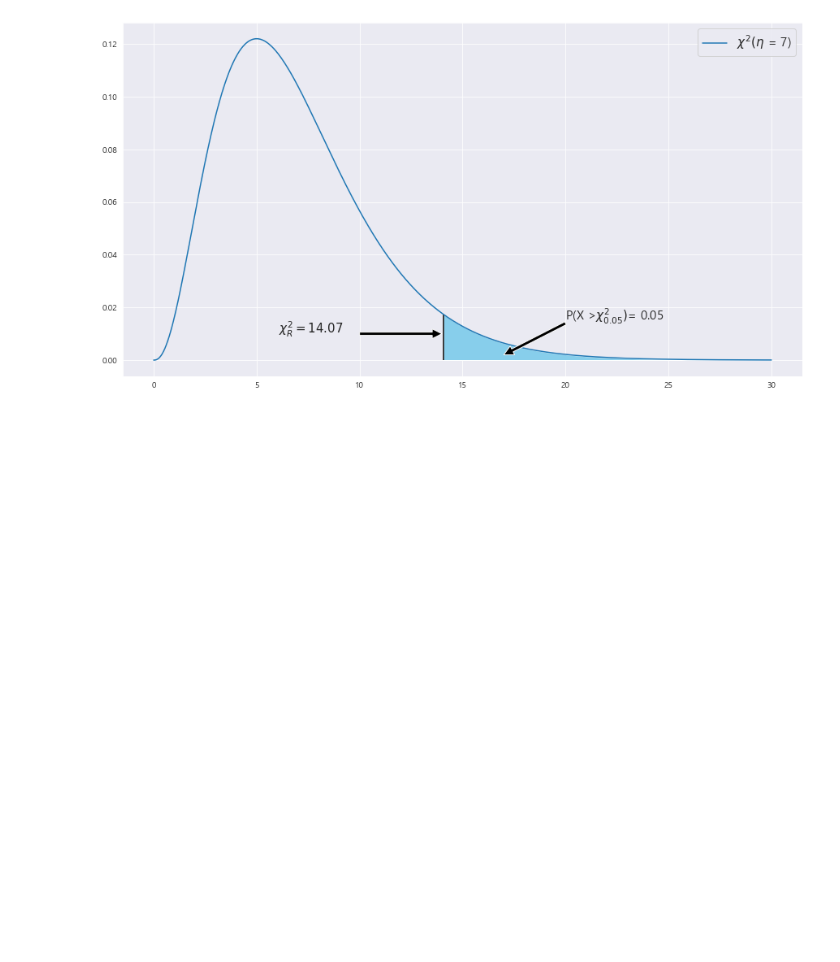
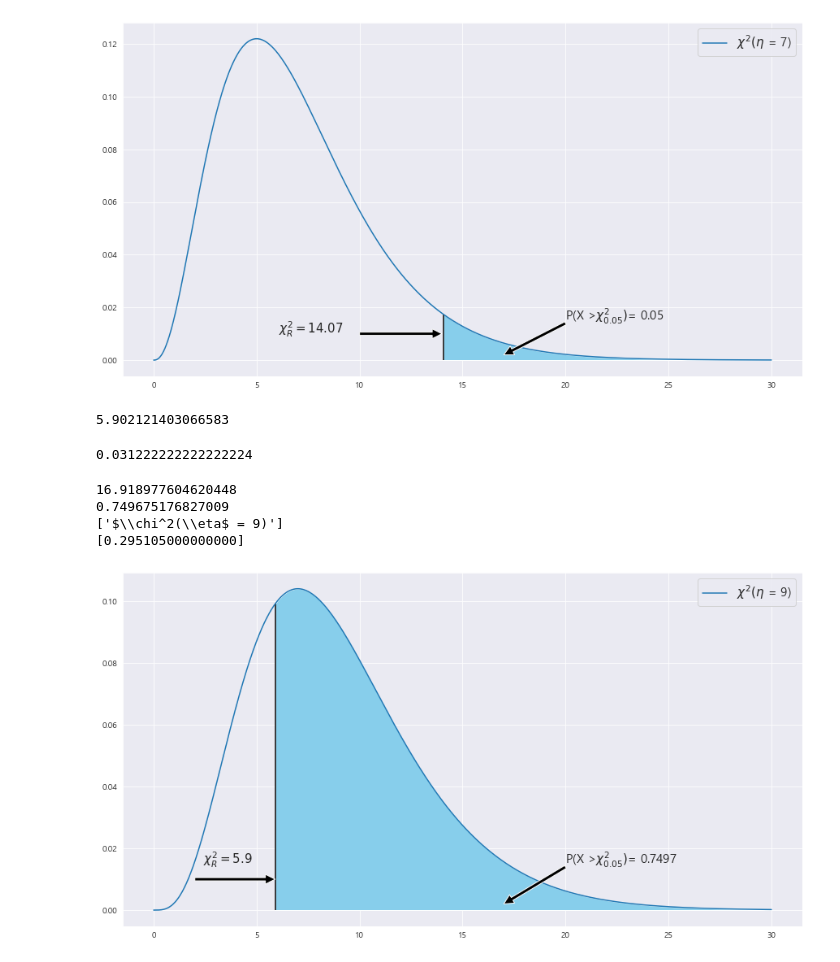
Before and after one commit to andypsh/BIGDATA2022, a Jupyter notebook: 기초통계/Chapter07/연습문제_02.ipynb, the cells around one changed output. Saved outputs shown, nothing was run; the diff lists cells and outputs as text; code cells hidden in the pictures; blank space fills up the shorter version.

```diff
--- a/기초통계/Chapter07/연습문제_02.ipynb
+++ b/기초통계/Chapter07/연습문제_02.ipynb
@@ -401,3 +401,57 @@ print(solve( (7*(s))/0.35 - X_r))
 ['$\\chi^2(\\eta$ = 7)']
 [0.703357022467010]
 [figure]
+# %%
+a = [1.5 , 1.6 , 1.2 , 1.7 , 1.4 , 1.3 , 1.6 , 1.3 , 1.4 , 1.7]
+
+b = np.var(a, ddof =1 )
+
+print(9* b / 0.04761)
+# %% [output]
+5.902121403066583
+# %%
+x = np.arange(0,30 , .001)
+
+dof = 9
+a = [1.5 , 1.6 , 1.2 , 1.7 , 1.4 , 1.3 , 1.6 , 1.3 , 1.4 , 1.7]
+
+print(np.var(a , ddof =1 ))
+
+
+fig = plt.figure(figsize=(15,8))
+
+ax = sns.lineplot(x , scipy.stats.chi2(dof).pdf(x)) #정의역 범위 , 평균 = 0 , 표준편차 =1 인 정규분포 플롯
+
+
+X_r = scipy.stats.chi2(dof).ppf(0.95)
+print(X_r)
+X_r = 5.9021
+
+ax.fill_between(x, scipy.stats.chi2(dof).pdf(x) , where = (x>=X_r) , facecolor = 'skyblue') # x값 , y값 , 0 , x조건 인곳 , 색깔
+area = 1- scipy.stats.chi2(dof).cdf(X_r) #넓이 구하기!!!!!
+print(area)
+ax.text(20 , .015, 'P(X >' + r'$\chi^2_{0.05})$'  + f"= {round(area,4)}",fontsize=15)
+plt.annotate('' , xy=(17, .002), xytext=(20 , .014)  , arrowprops = dict(facecolor = 'black'))
+
+
+ax.vlines(x= X_r, ymin= 0 , ymax= scipy.stats.chi2(dof).pdf(X_r) , color = 'black' , linestyle ='solid' , label ='{}'.format(2))
+
+
+ax.text(X_r - 3.5, .015,  r'$\chi^2_R= {}$'.format(round(X_r,2)) ,fontsize=15)
+plt.annotate('' , xy=(5.9, .01), xytext=(2 , .01)  , arrowprops = dict(facecolor = 'black'))
+
+
+b = [r'$\chi^2(\eta$ = {})'.format(dof)]
+print(b)
+plt.legend(b , fontsize = 15)
+
+# s = Symbol('s')
+#
+# print(solve( (7*(s))/0.35 - X_r))
+# %% [output]
+0.031222222222222224
+16.918977604620448
+0.749675176827009
+['$\\chi^2(\\eta$ = 9)']
+[0.295105000000000]
+[figure, added]
```
Also changed, not shown: parts of 12 cells of this notebook, 1 other file.
